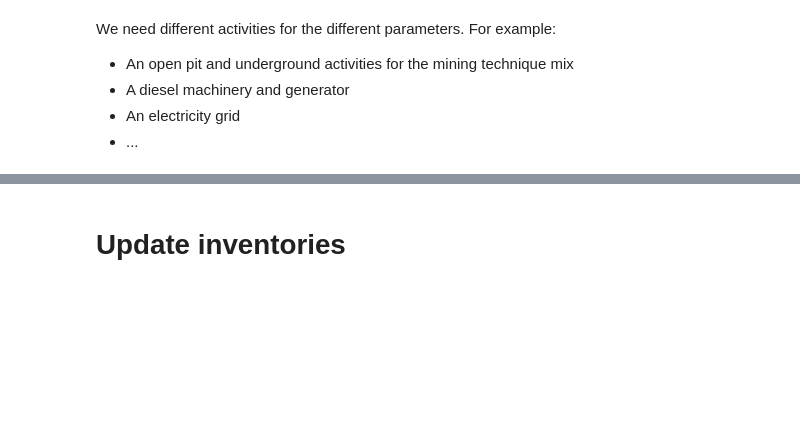
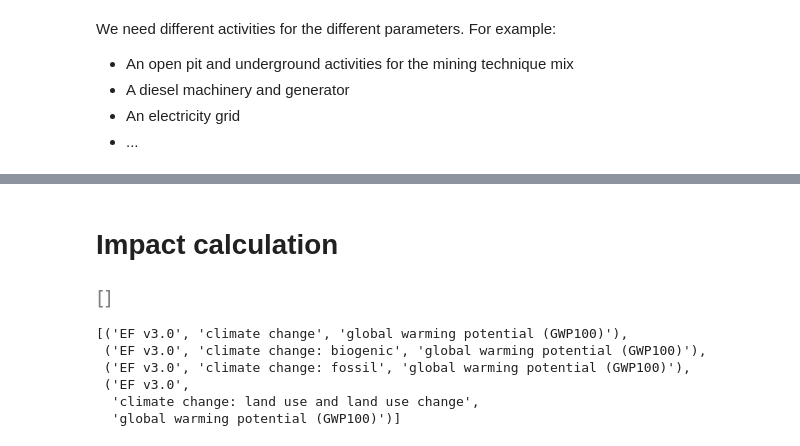
Before and after one commit to marpellan/regional_minerals_sustainability, a Jupyter notebook: 2.LCI_parametrization.ipynb, the cells around one changed output, grey strips where cells are left out. Saved outputs shown, nothing was run; the diff lists cells and outputs as text; code cells hidden in the pictures; blank space fills up the shorter version.

```diff
--- a/2.LCI_parametrization.ipynb
+++ b/2.LCI_parametrization.ipynb
@@ -524,2 +610,19 @@ copper_p.updateExchanges({
 # %% [markdown]
-# Update inventories
+# Impact calculation
+# %%
+# Don't know why we don't have recent methods
+iw_methods = [method for method in bd.methods if "world" in " ".join(method).lower()]
+iw_methods
+# %% [output]
+[figure, added]
+# %%
+# List of impacts to consider
+impacts = agb.findMethods('climate change', mainCat="EF v3.0")
+impacts
+# %% [output]
+[('EF v3.0', 'climate change', 'global warming potential (GWP100)'),
+ ('EF v3.0', 'climate change: biogenic', 'global warming potential (GWP100)'),
+ ('EF v3.0', 'climate change: fossil', 'global warming potential (GWP100)'),
+ ('EF v3.0',
+  'climate change: land use and land use change',
+  'global warming potential (GWP100)')]
```
Also changed, not shown: parts of 36 cells of this notebook, 55 other files.
